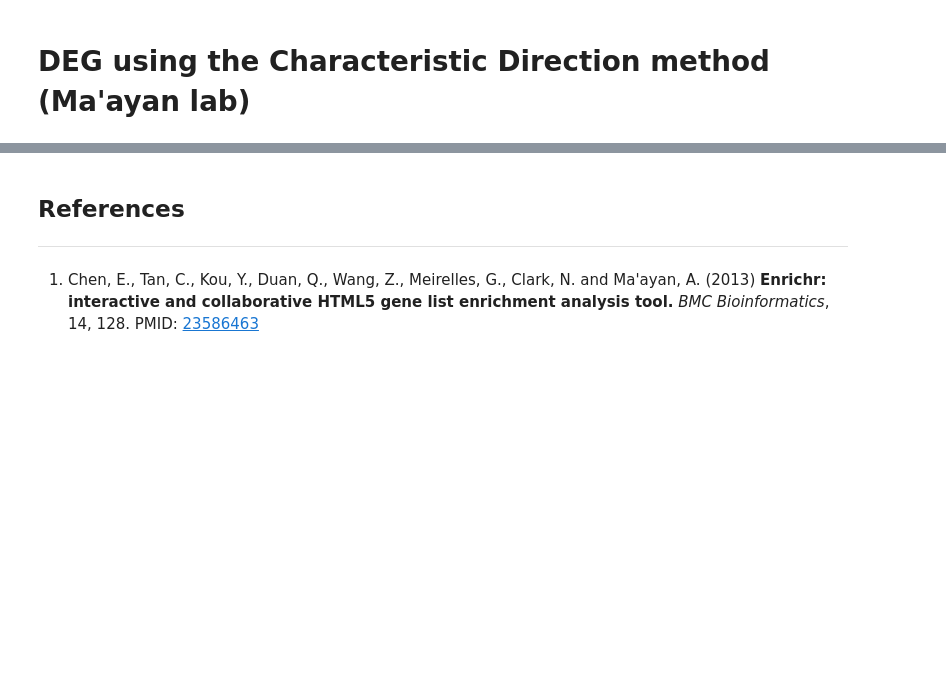
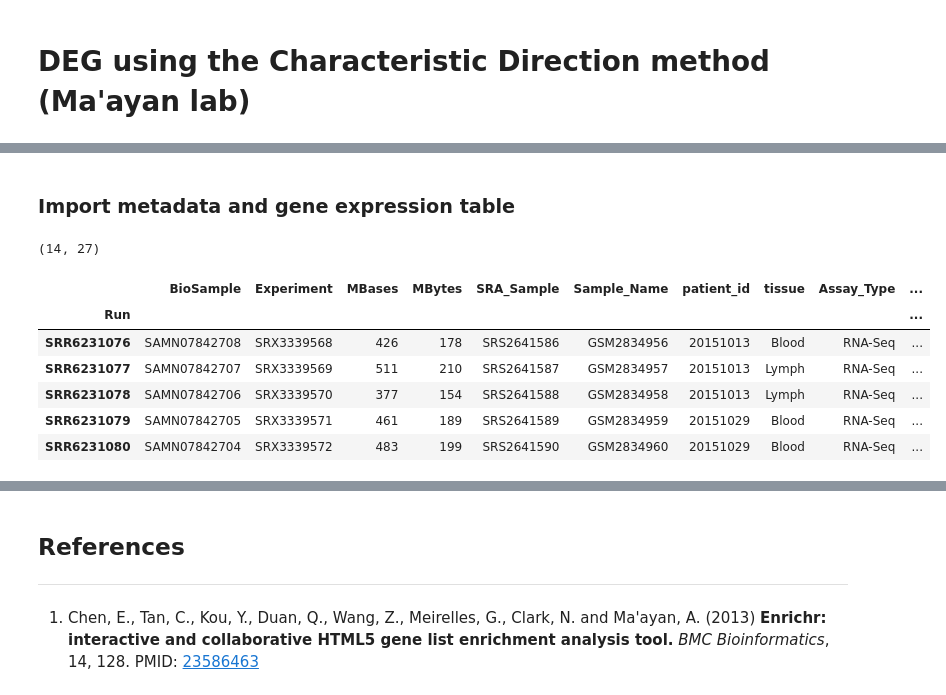
Before and after one commit to Jx-b/RNAseq, a Jupyter notebook: pipelines/4-CD.ipynb, the cells around one changed output, grey strips where cells are left out. Drawn from its saved outputs; the diff is of its cells as text; code cells hidden in the pictures; blank space fills up the shorter version.

```diff
--- a/pipelines/4-CD.ipynb
+++ b/pipelines/4-CD.ipynb
@@ -219,0 +26,16 @@ An implementation in Python of the Characteristic Direction method can be downlo
+# %% [markdown]
+### Import metadata and gene expression table
+# %%
+#Import metadata from the Run Info Table
+meta_df = pd.read_csv(os.path.join('data', 'SraRunTable.txt'), sep='\t').set_index('Run')
+print(meta_df.shape)
+meta_df.head()
+# %% [output]
+(14, 27)
+|  | BioSample | Experiment | MBases | MBytes | SRA_Sample | Sample_Name | patient_id | tissue | Assay_Type | ... |
+| Run |  |  |  |  |  |  |  |  |  | ... |
+| SRR6231076 | SAMN07842708 | SRX3339568 | 426 | 178 | SRS2641586 | GSM2834956 | 20151013 | Blood | RNA-Seq | ... |
+| SRR6231077 | SAMN07842707 | SRX3339569 | 511 | 210 | SRS2641587 | GSM2834957 | 20151013 | Lymph | RNA-Seq | ... |
+| SRR6231078 | SAMN07842706 | SRX3339570 | 377 | 154 | SRS2641588 | GSM2834958 | 20151013 | Lymph | RNA-Seq | ... |
+| SRR6231079 | SAMN07842705 | SRX3339571 | 461 | 189 | SRS2641589 | GSM2834959 | 20151029 | Blood | RNA-Seq | ... |
+| SRR6231080 | SAMN07842704 | SRX3339572 | 483 | 199 | SRS2641590 | GSM2834960 | 20151029 | Blood | RNA-Seq | ... |
```
Also changed, not shown: parts of 54 cells of this notebook, 4 other files.
